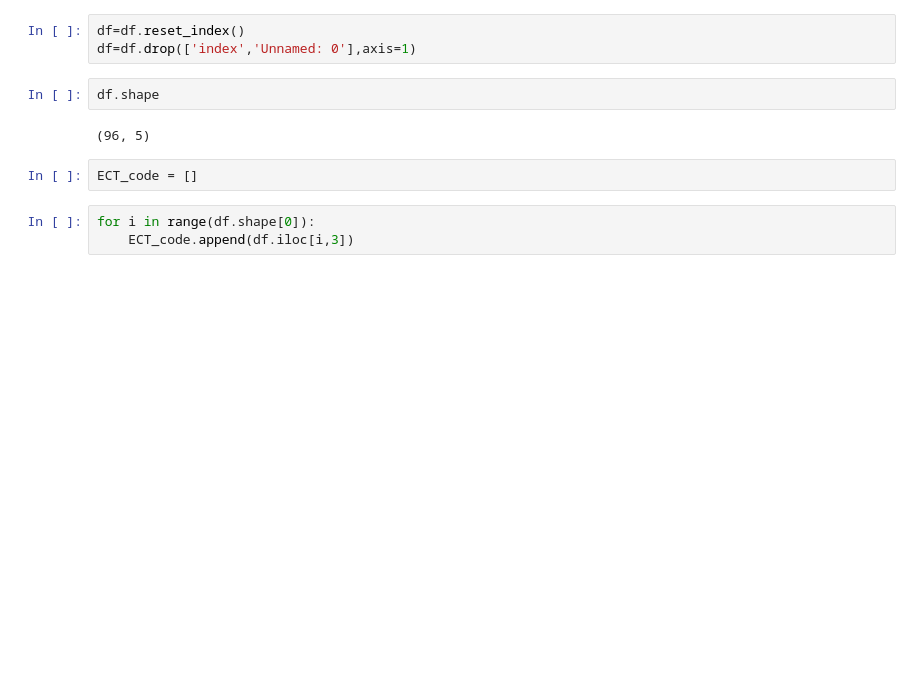
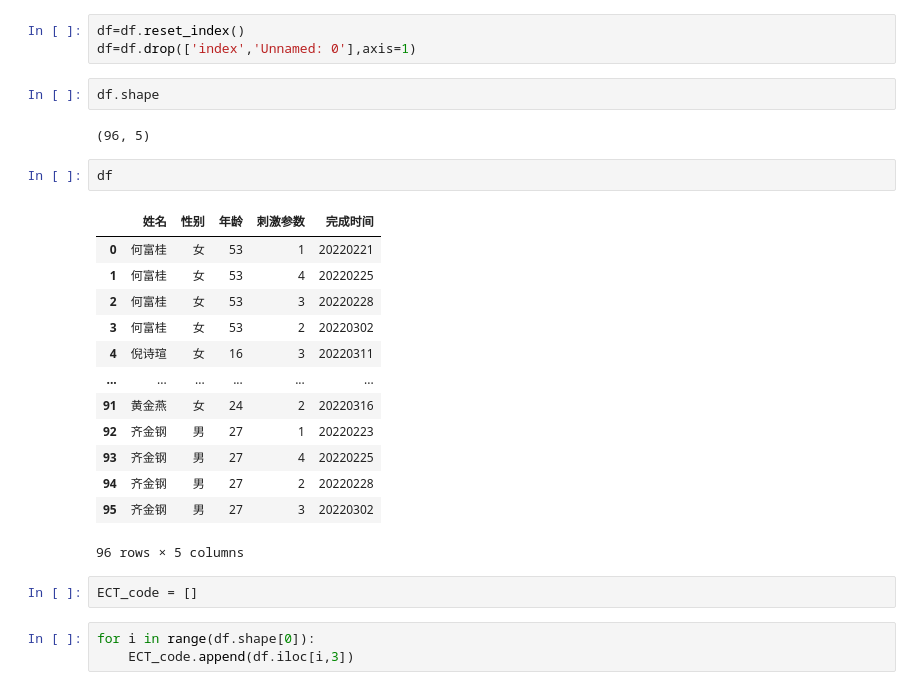
Before and after one commit to zhengyuntao123/EEGprocess, a Jupyter notebook: work_file/SE_get_person.ipynb, the cells around one changed output. Saved outputs shown, nothing was run; the diff lists cells and outputs as text; blank space fills up the shorter version.

```diff
--- a/work_file/SE_get_person.ipynb
+++ b/work_file/SE_get_person.ipynb
@@ -18,6 +18,22 @@ df=df.drop(['index','Unnamed: 0'],axis=1)
 df.shape
 # %% [output]
 (96, 5)
+# %%
+df
+# %% [output]
+|  | 姓名 | 性别 | 年龄 | 刺激参数 | 完成时间 |
+| 0 | 何富桂 | 女 | 53 | 1 | 20220221 |
+| 1 | 何富桂 | 女 | 53 | 4 | 20220225 |
+| 2 | 何富桂 | 女 | 53 | 3 | 20220228 |
+| 3 | 何富桂 | 女 | 53 | 2 | 20220302 |
+| 4 | 倪诗瑄 | 女 | 16 | 3 | 20220311 |
+| ... | ... | ... | ... | ... | ... |
+| 91 | 黄金燕 | 女 | 24 | 2 | 20220316 |
+| 92 | 齐金钢 | 男 | 27 | 1 | 20220223 |
+| 93 | 齐金钢 | 男 | 27 | 4 | 20220225 |
+| 94 | 齐金钢 | 男 | 27 | 2 | 20220228 |
+| 95 | 齐金钢 | 男 | 27 | 3 | 20220302 |
+96 rows × 5 columns
 # %%
 ECT_code = []
 # %%
```
Also changed, not shown: parts of 5 cells of this notebook, 5 other files.
